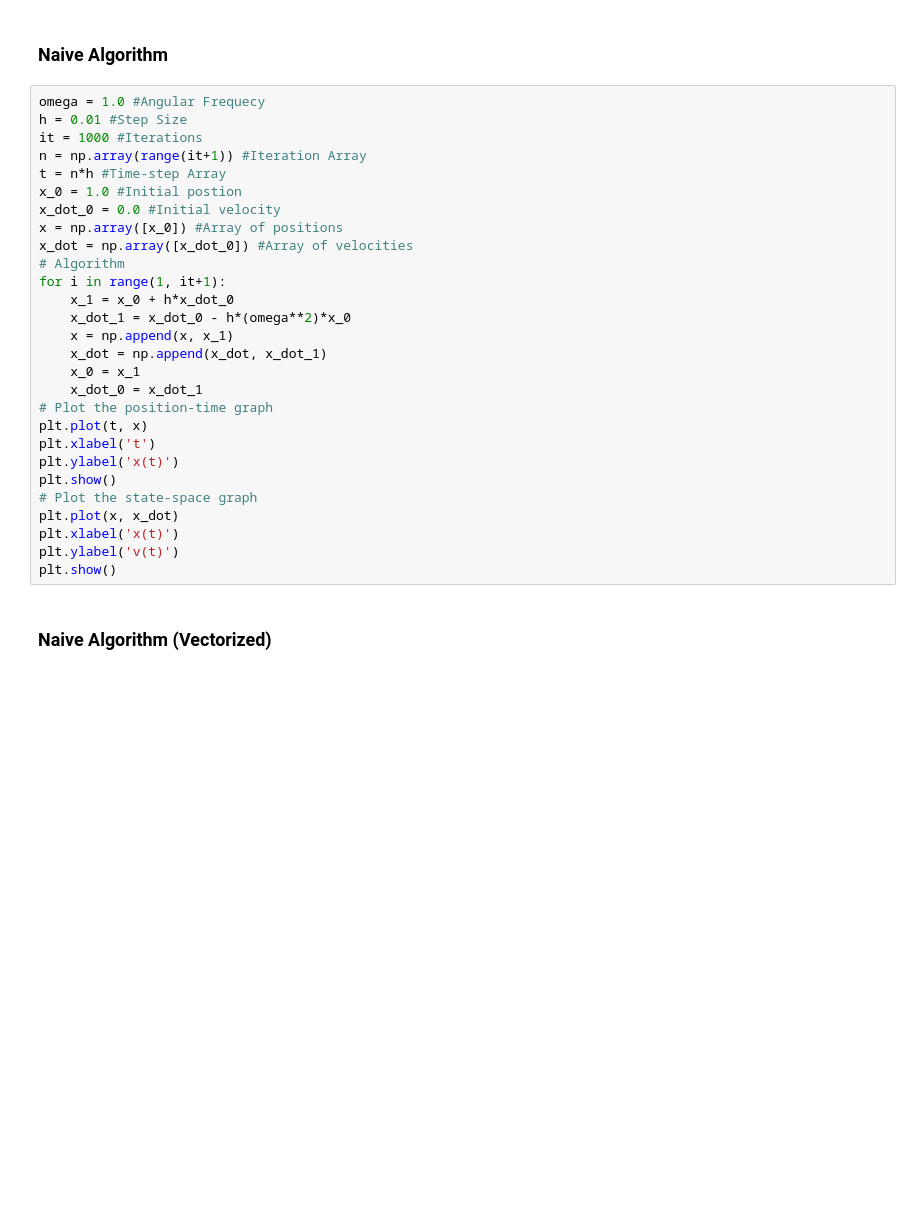
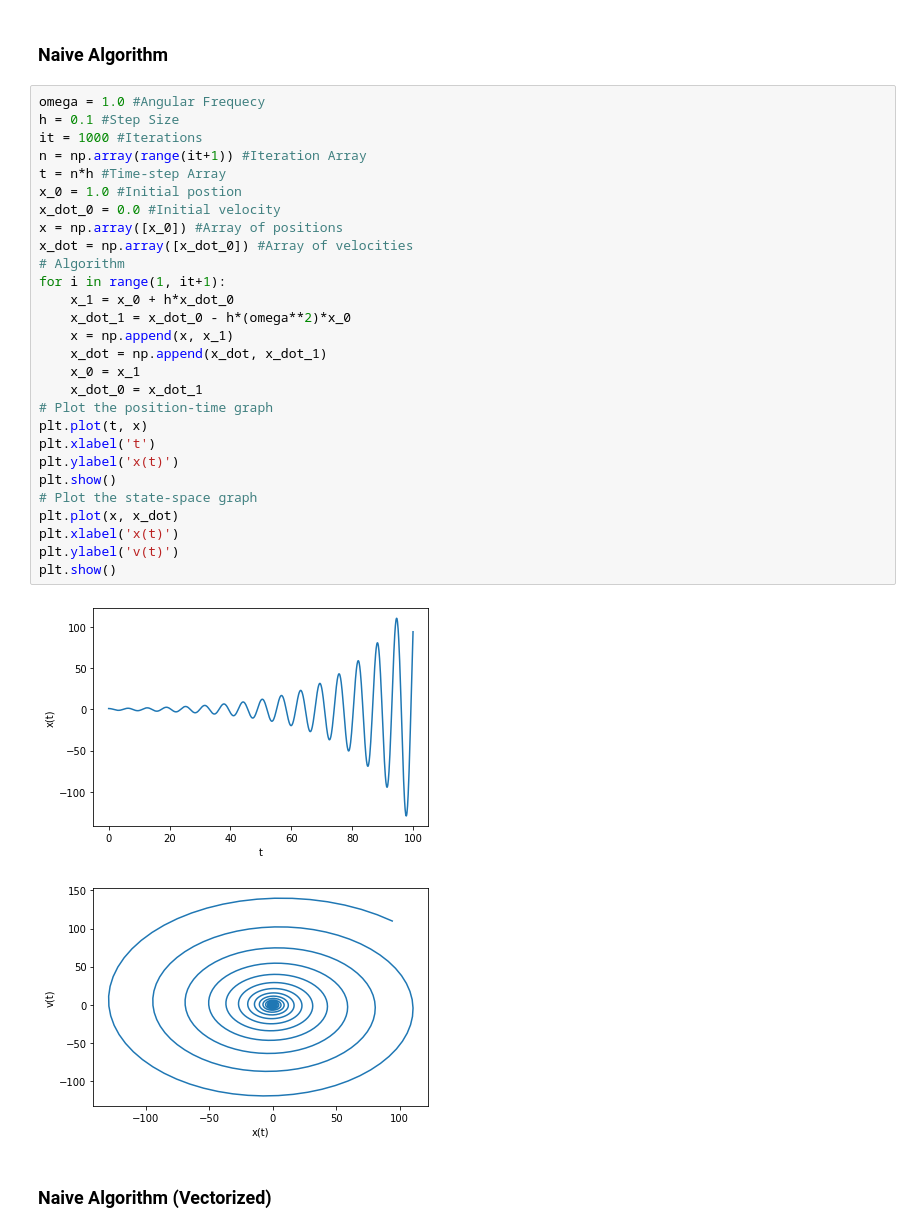
Before and after one commit to amateur-astronomy-club/Computational-Physics-KSS, a Jupyter notebook: Session_2/2_shm.ipynb, the cells around one changed output. Drawn from its saved outputs; the diff is of its cells as text; blank space fills up the shorter version.

```diff
--- a/Session_2/2_shm.ipynb
+++ b/Session_2/2_shm.ipynb
@@ -7,32 +7,35 @@ import math #For Mathematical Operations
 ### Naive Algorithm
 # %%
 omega = 1.0 #Angular Frequecy
-h = 0.01 #Step Size
+h = 0.1 #Step Size
 it = 1000 #Iterations
 n = np.array(range(it+1)) #Iteration Array
 t = n*h #Time-step Array
 x_0 = 1.0 #Initial postion
 x_dot_0 = 0.0 #Initial velocity
 x = np.array([x_0]) #Array of positions
 x_dot = np.array([x_dot_0]) #Array of velocities
 # Algorithm
 for i in range(1, it+1):
     x_1 = x_0 + h*x_dot_0
     x_dot_1 = x_dot_0 - h*(omega**2)*x_0
     x = np.append(x, x_1)
     x_dot = np.append(x_dot, x_dot_1)
     x_0 = x_1
     x_dot_0 = x_dot_1
 # Plot the position-time graph
 plt.plot(t, x)
 plt.xlabel('t')
 plt.ylabel('x(t)')
 plt.show()
 # Plot the state-space graph
 plt.plot(x, x_dot)
 plt.xlabel('x(t)')
 plt.ylabel('v(t)')
 plt.show()
+# %% [output]
+[figure, added]
+[figure, added]
 # %% [markdown]
 ### Naive Algorithm (Vectorized)
 # %%
```
Also changed, not shown: parts of 2 cells of this notebook, 3 other files.
